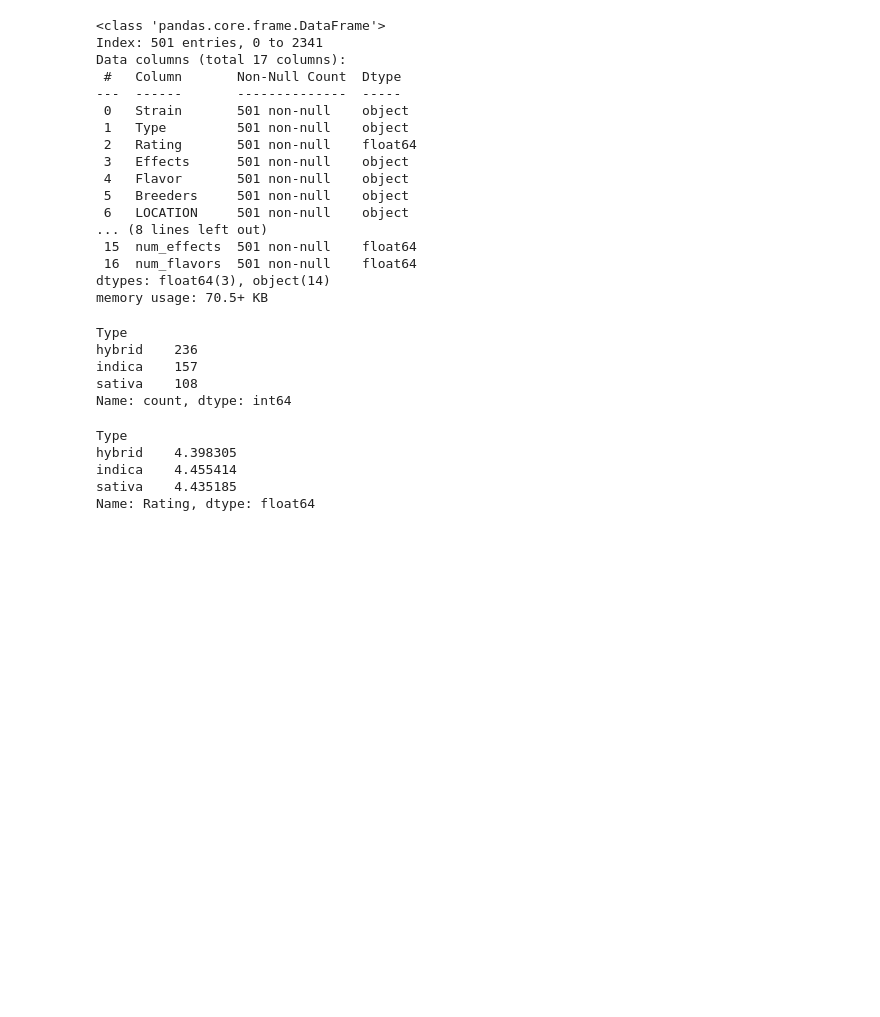
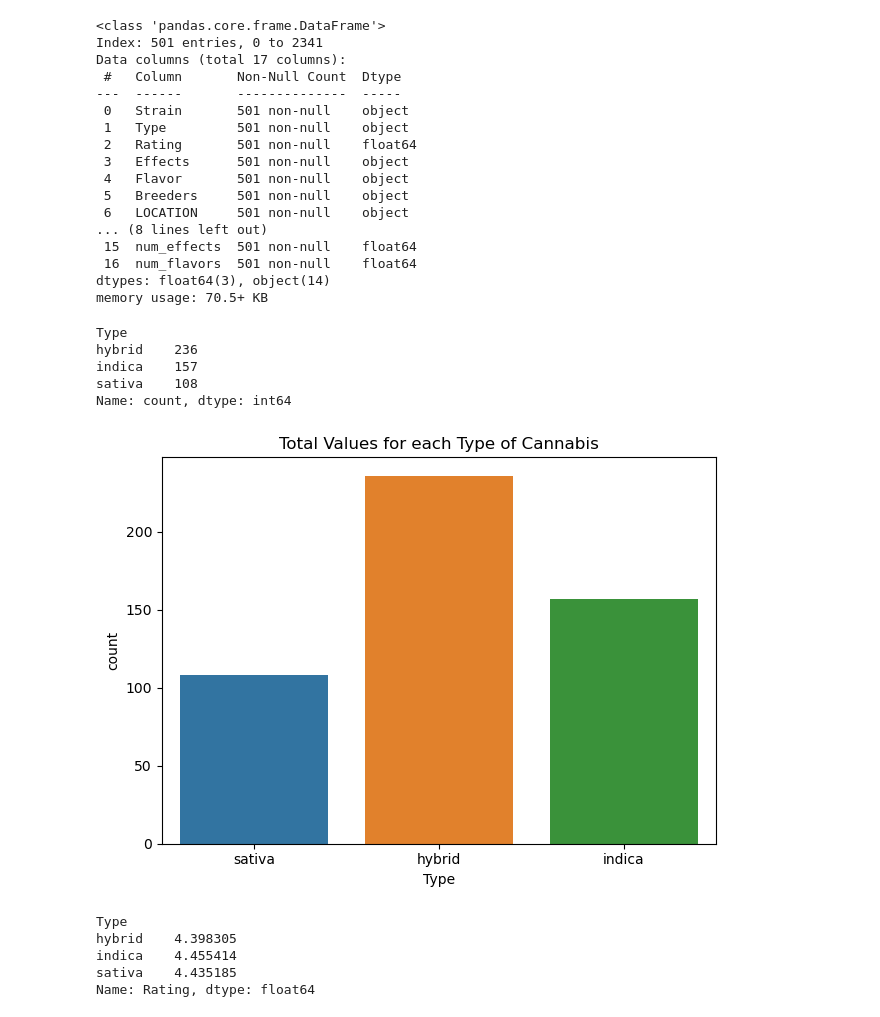
Before and after one commit to Berli85/SMU-Project-1-MaryJane, a Jupyter notebook: Misha Work New/Misha Work New-Project 1.ipynb, the cells around one changed output. Saved outputs shown, nothing was run; the diff lists cells and outputs as text; code cells hidden in the pictures; blank space fills up the shorter version.

```diff
--- a/Misha Work New/Misha Work New-Project 1.ipynb
+++ b/Misha Work New/Misha Work New-Project 1.ipynb
@@ -201,6 +202,16 @@ hybrid    236
 indica    157
 sativa    108
 Name: count, dtype: int64
+# %%
+#TOTAL COUNT OF EFFECTS - EFFECT 5
+count_types_plot = sns.countplot(x="Type", data=OD3)
+
+count_plot.set_xticklabels(count_plot.get_xticklabels(), rotation=40, ha="right")
+plt.title("Total Values for each Type of Cannabis")
+plt.tight_layout()
+plt.show()
+# %% [output]
+[figure, added]
 # %%
 #Find average rating for each
 OD3.groupby("Type").Rating.mean()
```
Also changed, not shown: parts of 19 cells of this notebook.
